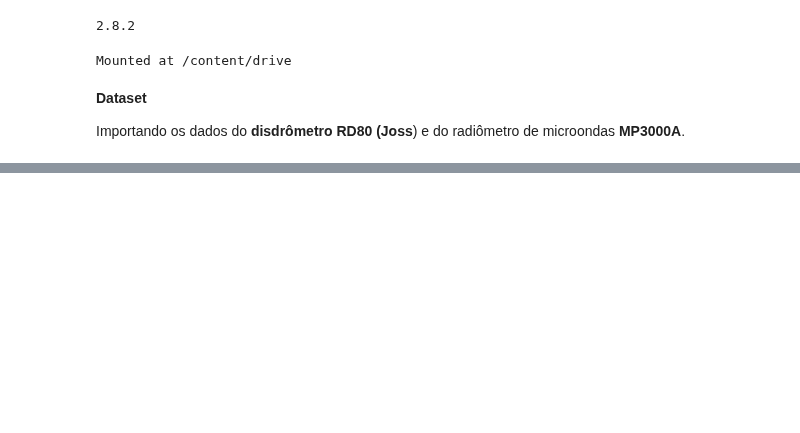
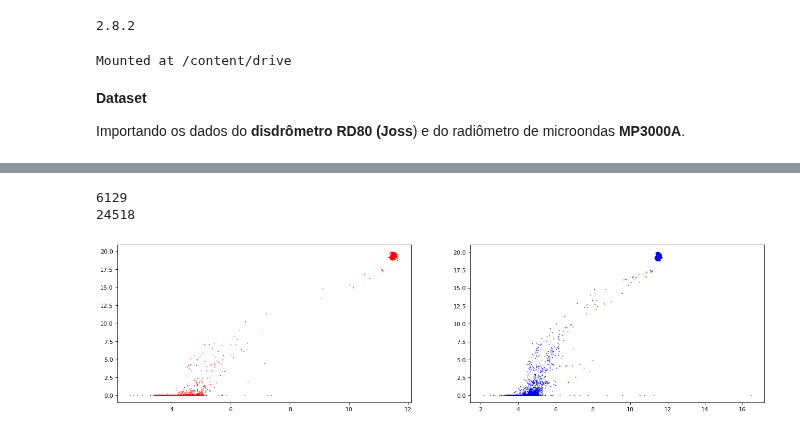
Before and after one commit to lourencocavalcante/Neurocomputacao, a Jupyter notebook: CAP351_Projeto_01_MLP.ipynb, the cells around one changed output, grey strips where cells are left out. Drawn from its saved outputs; the diff is of its cells as text; code cells hidden in the pictures; blank space fills up the shorter version.

```diff
--- a/CAP351_Projeto_01_MLP.ipynb
+++ b/CAP351_Projeto_01_MLP.ipynb
@@ -137,0 +222,15 @@ df_mp3000A_3
+# %%
+# Separação em treinamento e validação
+x_train, x_test, y_train, y_test = train_test_split(df_mp3000A_3['Int. Vapor(cm)'] ,df_mp3000A_3['Int. Liquid(mm)'], test_size=0.8)
+print(len(x_train))
+print(len(x_test))
+figure(figsize=(20,5),dpi=80)
+plt.subplot(1,2,1)
+plt.scatter(x_train, y_train, color='red',s=0.3)
+plt.subplot(1,2,2)
+plt.scatter(x_test, y_test, color='blue',s=0.3)
+plt.show()
+# %% [output]
+6129
+24518
+[figure, added]
```
Also changed, not shown: parts of 21 cells of this notebook.
